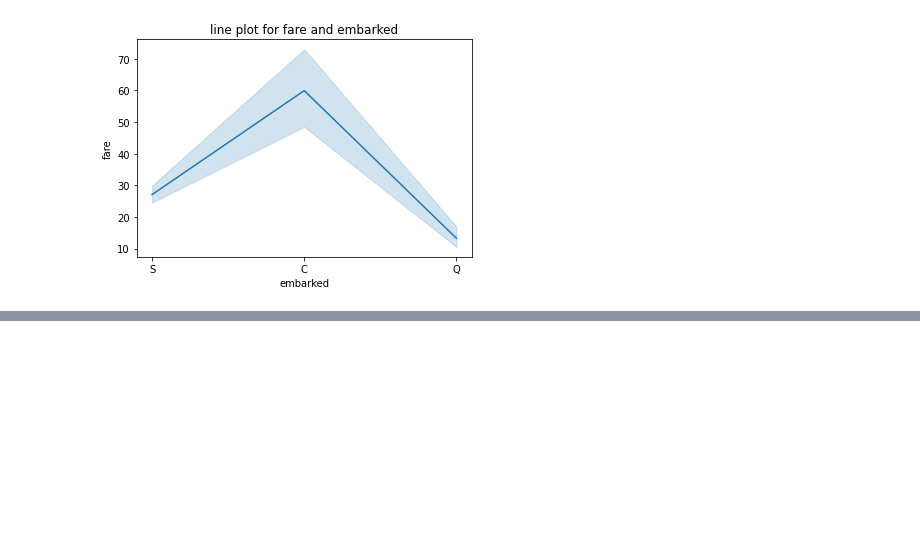
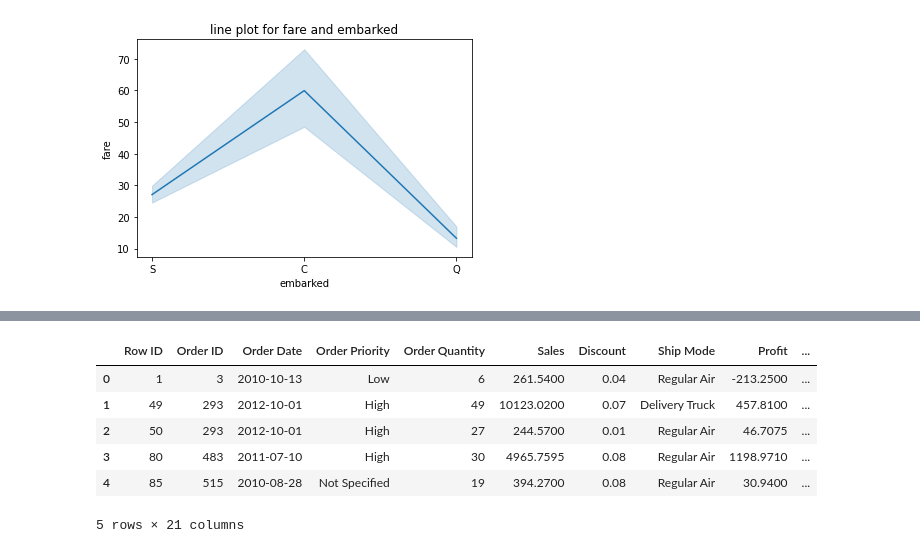
Before and after one commit to Spap123/DIG-Classes, a Jupyter notebook: 20th Aug Batch/Class 22.02.2023 - Seaborn.ipynb, the cells around one changed output, grey strips where cells are left out. Cells and saved outputs as stored; diff of their text form; code cells hidden in the pictures; blank space fills up the shorter version.

```diff
--- a/20th Aug Batch/Class 22.02.2023 - Seaborn.ipynb
+++ b/20th Aug Batch/Class 22.02.2023 - Seaborn.ipynb
@@ -21,0 +43,10 @@ Text(0.5, 1.0, 'line plot for fare and embarked')
+# %%
+orders.head()
+# %% [output]
+|  | Row ID | Order ID | Order Date | Order Priority | Order Quantity | Sales | Discount | Ship Mode | Profit | ... |
+| 0 | 1 | 3 | 2010-10-13 | Low | 6 | 261.5400 | 0.04 | Regular Air | -213.2500 | ... |
+| 1 | 49 | 293 | 2012-10-01 | High | 49 | 10123.0200 | 0.07 | Delivery Truck | 457.8100 | ... |
+| 2 | 50 | 293 | 2012-10-01 | High | 27 | 244.5700 | 0.01 | Regular Air | 46.7075 | ... |
+| 3 | 80 | 483 | 2011-07-10 | High | 30 | 4965.7595 | 0.08 | Regular Air | 1198.9710 | ... |
+| 4 | 85 | 515 | 2010-08-28 | Not Specified | 19 | 394.2700 | 0.08 | Regular Air | 30.9400 | ... |
+5 rows × 21 columns
```
Also changed, not shown: parts of 8 cells of this notebook, 1 other file.
